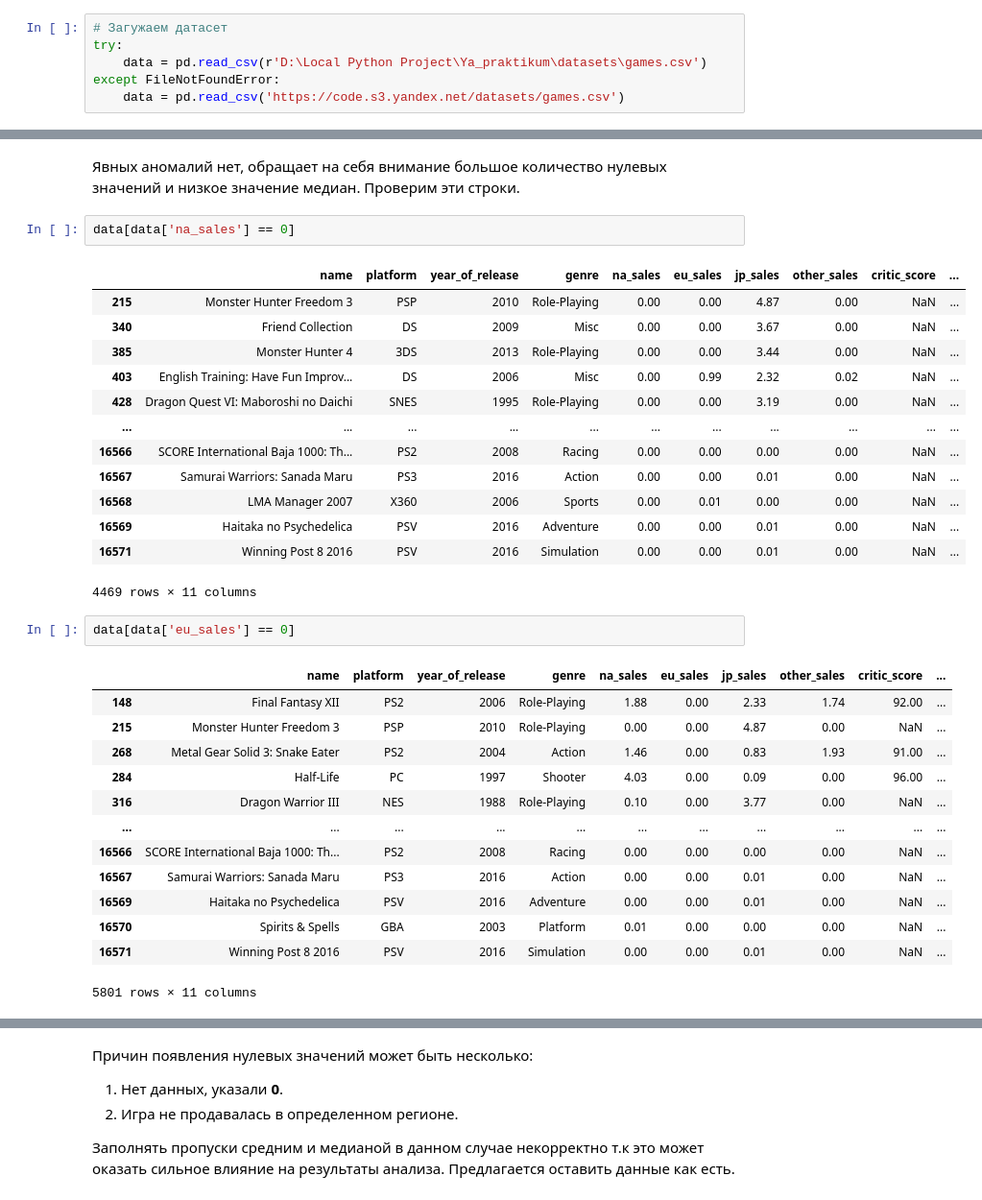
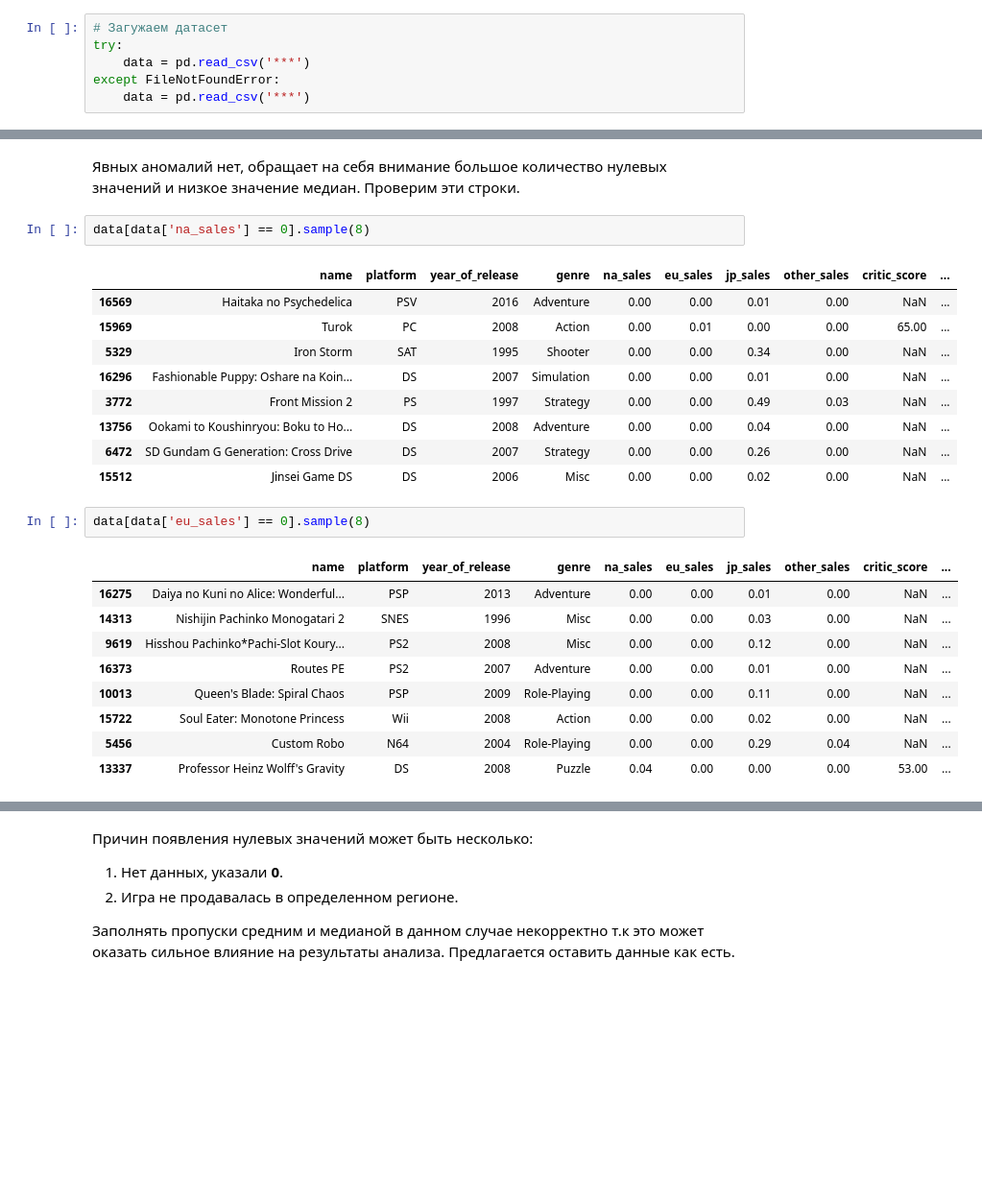
Before and after one commit to SuvorinSergey/ya_practicum_data_science, a Jupyter notebook: games/games.ipynb, the cells around one changed output, grey strips where cells are left out. Shown at 96% size. Cells and saved outputs as stored; diff of their text form; blank space fills up the shorter version.

```diff
--- a/games/games.ipynb
+++ b/games/games.ipynb
@@ -59,9 +55,9 @@ from scipy import stats as st
 # %%
 # Загужаем датасет
 try:
-    data = pd.read_csv(r'D:\Local Python Project\Ya_praktikum\datasets\games.csv')
+    data = pd.read_csv('***')
 except FileNotFoundError:
-    data = pd.read_csv('https://code.s3.yandex.net/datasets/games.csv')
+    data = pd.read_csv('***')
 # %%
 # Задаем размер объектов графиков
 width = 12
@@ -469,35 +465,27 @@ data[['na_sales', 'eu_sales', 'jp_sales']].describe()
 # %% [markdown]
 Явных аномалий нет, обращает на себя внимание большое количество нулевых значений и низкое значение медиан. Проверим эти строки.
 # %%
-data[data['na_sales'] == 0]
+data[data['na_sales'] == 0].sample(8)
 # %% [output]
 |  | name | platform | year_of_release | genre | na_sales | eu_sales | jp_sales | other_sales | critic_score | ... |
-| 215 | Monster Hunter Freedom 3 | PSP | 2010 | Role-Playing | 0.00 | 0.00 | 4.87 | 0.00 | NaN | ... |
-| 340 | Friend Collection | DS | 2009 | Misc | 0.00 | 0.00 | 3.67 | 0.00 | NaN | ... |
-| 385 | Monster Hunter 4 | 3DS | 2013 | Role-Playing | 0.00 | 0.00 | 3.44 | 0.00 | NaN | ... |
-| 403 | English Training: Have Fun Improv... | DS | 2006 | Misc | 0.00 | 0.99 | 2.32 | 0.02 | NaN | ... |
-| 428 | Dragon Quest VI: Maboroshi no Daichi | SNES | 1995 | Role-Playing | 0.00 | 0.00 | 3.19 | 0.00 | NaN | ... |
-| ... | ... | ... | ... | ... | ... | ... | ... | ... | ... | ... |
-| 16566 | SCORE International Baja 1000: Th... | PS2 | 2008 | Racing | 0.00 | 0.00 | 0.00 | 0.00 | NaN | ... |
-| 16567 | Samurai Warriors: Sanada Maru | PS3 | 2016 | Action | 0.00 | 0.00 | 0.01 | 0.00 | NaN | ... |
-| 16568 | LMA Manager 2007 | X360 | 2006 | Sports | 0.00 | 0.01 | 0.00 | 0.00 | NaN | ... |
 | 16569 | Haitaka no Psychedelica | PSV | 2016 | Adventure | 0.00 | 0.00 | 0.01 | 0.00 | NaN | ... |
-| 16571 | Winning Post 8 2016 | PSV | 2016 | Simulation | 0.00 | 0.00 | 0.01 | 0.00 | NaN | ... |
+| 15969 | Turok | PC | 2008 | Action | 0.00 | 0.01 | 0.00 | 0.00 | 65.00 | ... |
+| 5329 | Iron Storm | SAT | 1995 | Shooter | 0.00 | 0.00 | 0.34 | 0.00 | NaN | ... |
+| 16296 | Fashionable Puppy: Oshare na Koin... | DS | 2007 | Simulation | 0.00 | 0.00 | 0.01 | 0.00 | NaN | ... |
+| 3772 | Front Mission 2 | PS | 1997 | Strategy | 0.00 | 0.00 | 0.49 | 0.03 | NaN | ... |
+| 13756 | Ookami to Koushinryou: Boku to Ho... | DS | 2008 | Adventure | 0.00 | 0.00 | 0.04 | 0.00 | NaN | ... |
+| 6472 | SD Gundam G Generation: Cross Drive | DS | 2007 | Strategy | 0.00 | 0.00 | 0.26 | 0.00 | NaN | ... |
+| 15512 | Jinsei Game DS | DS | 2006 | Misc | 0.00 | 0.00 | 0.02 | 0.00 | NaN | ... |
-4469 rows × 11 columns
 # %%
-data[data['eu_sales'] == 0]
+data[data['eu_sales'] == 0].sample(8)
 # %% [output]
 |  | name | platform | year_of_release | genre | na_sales | eu_sales | jp_sales | other_sales | critic_score | ... |
-| 148 | Final Fantasy XII | PS2 | 2006 | Role-Playing | 1.88 | 0.00 | 2.33 | 1.74 | 92.00 | ... |
-| 215 | Monster Hunter Freedom 3 | PSP | 2010 | Role-Playing | 0.00 | 0.00 | 4.87 | 0.00 | NaN | ... |
-| 268 | Metal Gear Solid 3: Snake Eater | PS2 | 2004 | Action | 1.46 | 0.00 | 0.83 | 1.93 | 91.00 | ... |
-| 284 | Half-Life | PC | 1997 | Shooter | 4.03 | 0.00 | 0.09 | 0.00 | 96.00 | ... |
-| 316 | Dragon Warrior III | NES | 1988 | Role-Playing | 0.10 | 0.00 | 3.77 | 0.00 | NaN | ... |
-| ... | ... | ... | ... | ... | ... | ... | ... | ... | ... | ... |
-| 16566 | SCORE International Baja 1000: Th... | PS2 | 2008 | Racing | 0.00 | 0.00 | 0.00 | 0.00 | NaN | ... |
-| 16567 | Samurai Warriors: Sanada Maru | PS3 | 2016 | Action | 0.00 | 0.00 | 0.01 | 0.00 | NaN | ... |
-| 16569 | Haitaka no Psychedelica | PSV | 2016 | Adventure | 0.00 | 0.00 | 0.01 | 0.00 | NaN | ... |
-| 16570 | Spirits & Spells | GBA | 2003 | Platform | 0.01 | 0.00 | 0.00 | 0.00 | NaN | ... |
-| 16571 | Winning Post 8 2016 | PSV | 2016 | Simulation | 0.00 | 0.00 | 0.01 | 0.00 | NaN | ... |
+| 16275 | Daiya no Kuni no Alice: Wonderful... | PSP | 2013 | Adventure | 0.00 | 0.00 | 0.01 | 0.00 | NaN | ... |
+| 14313 | Nishijin Pachinko Monogatari 2 | SNES | 1996 | Misc | 0.00 | 0.00 | 0.03 | 0.00 | NaN | ... |
+| 9619 | Hisshou Pachinko*Pachi-Slot Koury... | PS2 | 2008 | Misc | 0.00 | 0.00 | 0.12 | 0.00 | NaN | ... |
+| 16373 | Routes PE | PS2 | 2007 | Adventure | 0.00 | 0.00 | 0.01 | 0.00 | NaN | ... |
+| 10013 | Queen's Blade: Spiral Chaos | PSP | 2009 | Role-Playing | 0.00 | 0.00 | 0.11 | 0.00 | NaN | ... |
+| 15722 | Soul Eater: Monotone Princess | Wii | 2008 | Action | 0.00 | 0.00 | 0.02 | 0.00 | NaN | ... |
+| 5456 | Custom Robo | N64 | 2004 | Role-Playing | 0.00 | 0.00 | 0.29 | 0.04 | NaN | ... |
+| 13337 | Professor Heinz Wolff's Gravity | DS | 2008 | Puzzle | 0.04 | 0.00 | 0.00 | 0.00 | 53.00 | ... |
-5801 rows × 11 columns
 # %%
```
Also changed, not shown: parts of 78 cells of this notebook.
